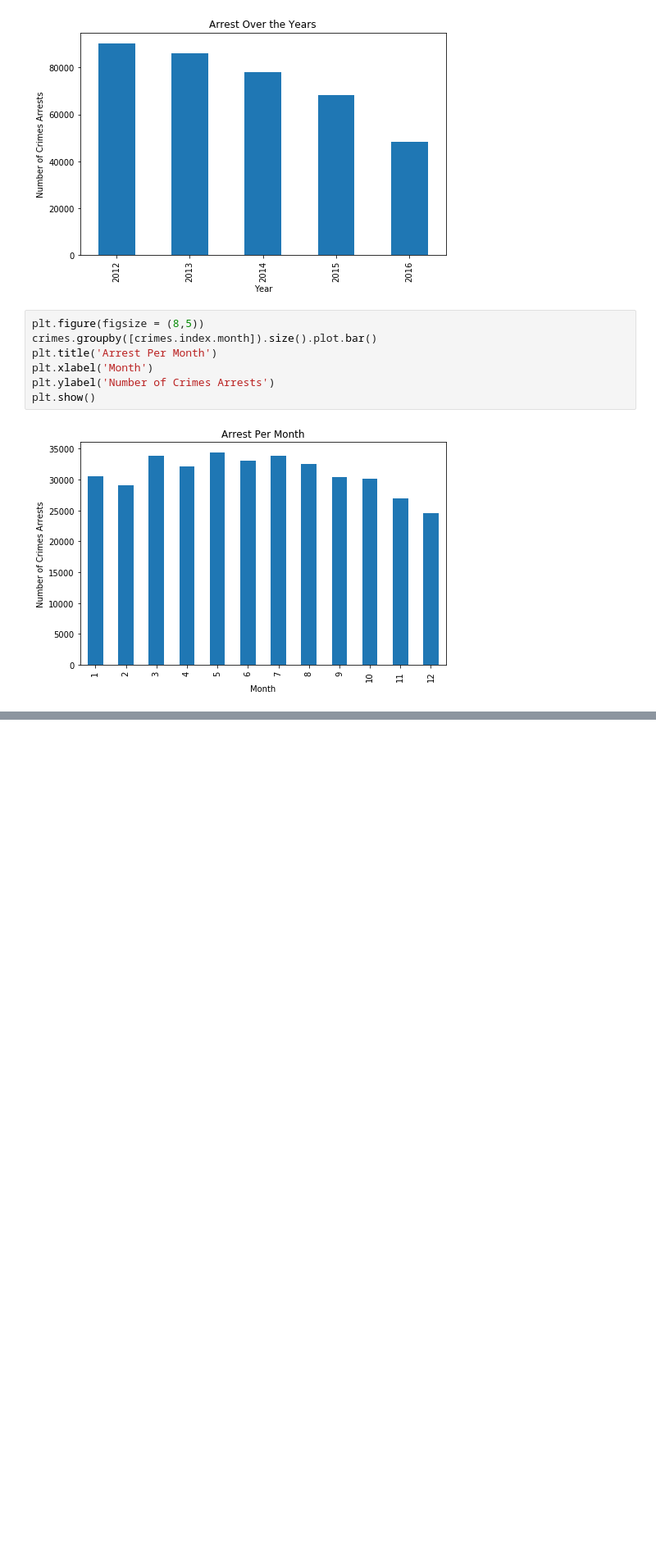
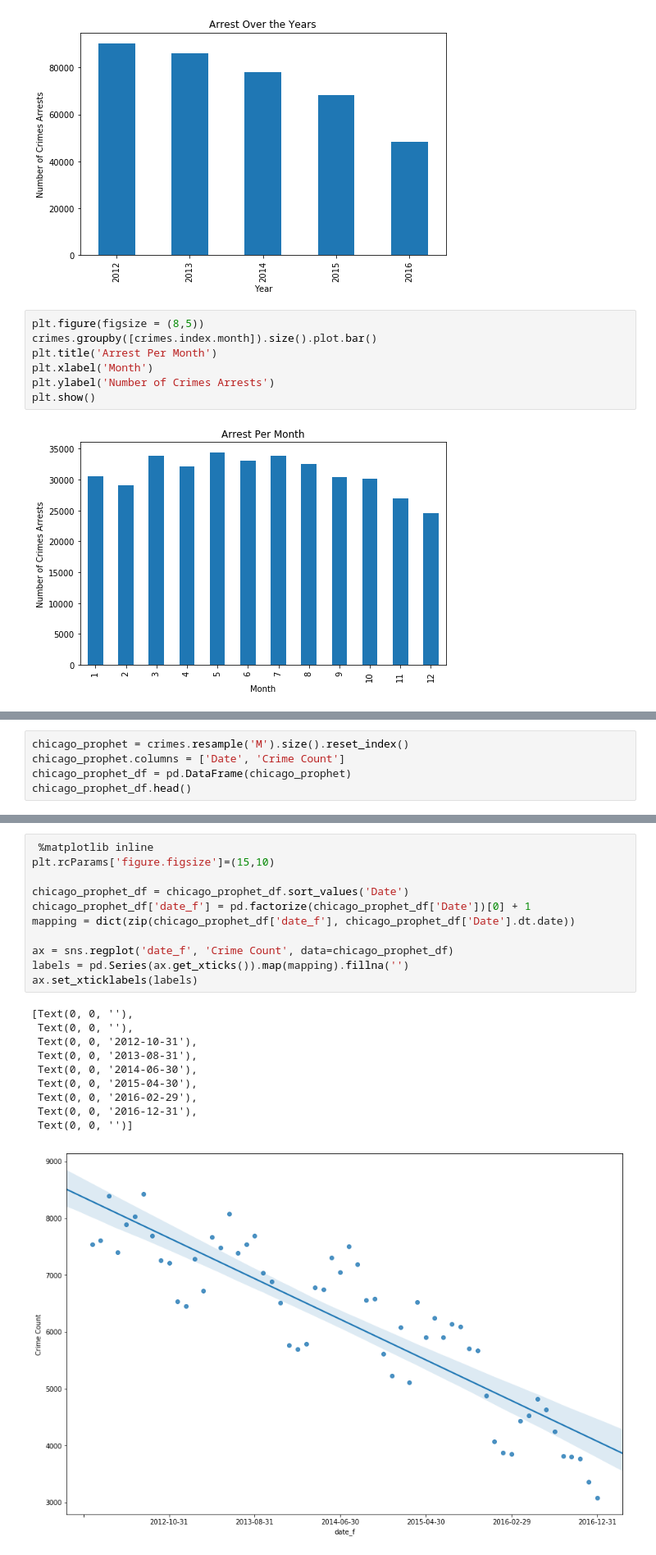
Before and after one commit to Kailas684/Coursera_Capstone_Project, a Jupyter notebook: Chicago_Overview_Data_Soln copy 1.ipynb, the cells around one changed output, grey strips where cells are left out. Shown at 82% size. Drawn from its saved outputs; the diff is of its cells as text; blank space fills up the shorter version.

```diff
--- a/Chicago_Overview_Data_Soln copy 1.ipynb
+++ b/Chicago_Overview_Data_Soln copy 1.ipynb
@@ -1039,0 +1176,5 @@ plt.show()
+# %%
+chicago_prophet = crimes.resample('M').size().reset_index()
+chicago_prophet.columns = ['Date', 'Crime Count']
+chicago_prophet_df = pd.DataFrame(chicago_prophet)
+chicago_prophet_df.head()
@@ -1039,0 +1188,22 @@ plt.show()
+# %%
+ %matplotlib inline
+plt.rcParams['figure.figsize']=(15,10)
+
+chicago_prophet_df = chicago_prophet_df.sort_values('Date')
+chicago_prophet_df['date_f'] = pd.factorize(chicago_prophet_df['Date'])[0] + 1
+mapping = dict(zip(chicago_prophet_df['date_f'], chicago_prophet_df['Date'].dt.date))
+
+ax = sns.regplot('date_f', 'Crime Count', data=chicago_prophet_df)
+labels = pd.Series(ax.get_xticks()).map(mapping).fillna('')
+ax.set_xticklabels(labels)
+# %% [output]
+[Text(0, 0, ''),
+ Text(0, 0, ''),
+ Text(0, 0, '2012-10-31'),
+ Text(0, 0, '2013-08-31'),
+ Text(0, 0, '2014-06-30'),
+ Text(0, 0, '2015-04-30'),
+ Text(0, 0, '2016-02-29'),
+ Text(0, 0, '2016-12-31'),
+ Text(0, 0, '')]
+[figure, added]
```
Also changed, not shown: parts of 27 cells of this notebook.
